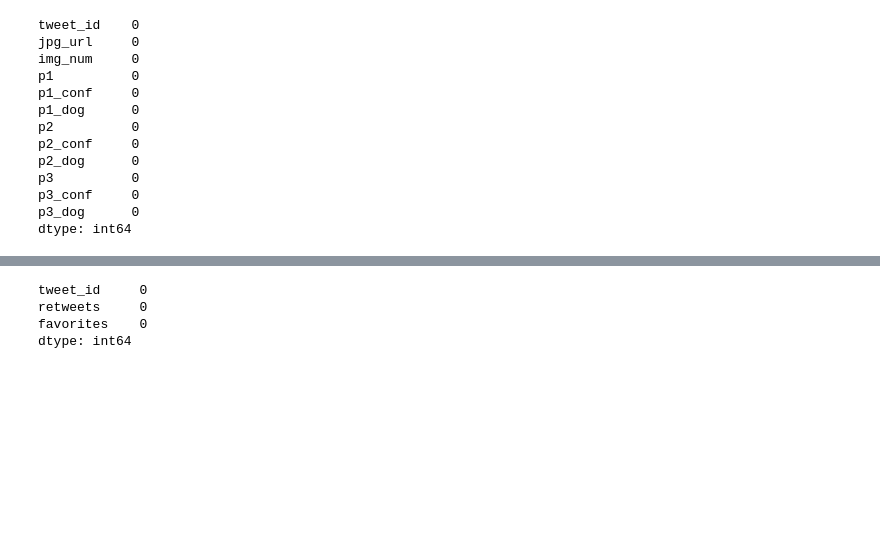
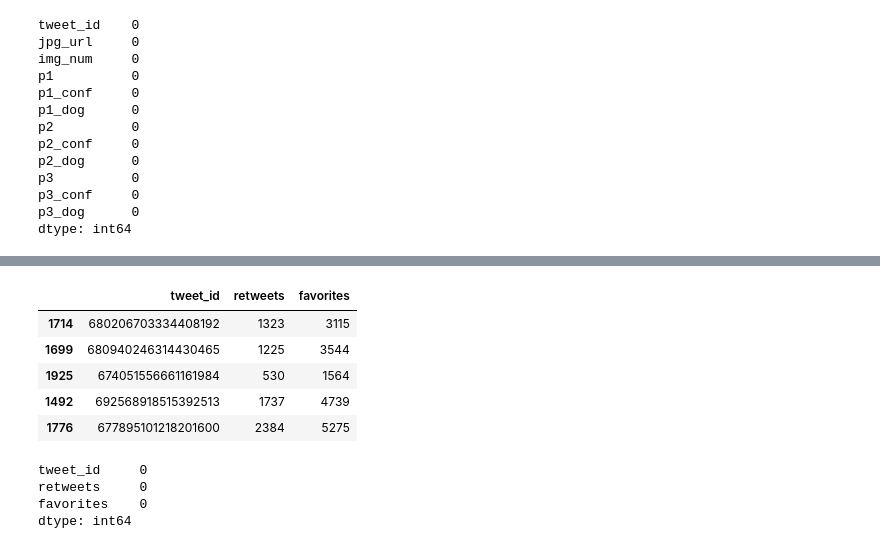
Before and after one commit to aalsudairi/Wrangle-and-Analyze-Data, a Jupyter notebook: wrangle_act.ipynb, the cells around one changed output, grey strips where cells are left out. Saved outputs shown, nothing was run; the diff lists cells and outputs as text; code cells hidden in the pictures; blank space fills up the shorter version.

```diff
--- a/wrangle_act.ipynb
+++ b/wrangle_act.ipynb
@@ -351,3 +402,12 @@ dtype: int64
+# %%
+df_tweet.sample(5)
+# %% [output]
+|  | tweet_id | retweets | favorites |
+| 1714 | 680206703334408192 | 1323 | 3115 |
+| 1699 | 680940246314430465 | 1225 | 3544 |
+| 1925 | 674051556661161984 | 530 | 1564 |
+| 1492 | 692568918515392513 | 1737 | 4739 |
+| 1776 | 677895101218201600 | 2384 | 5275 |
 # %%
 df_tweet.isnull().sum()
 # %% [output]
```
Also changed, not shown: parts of 12 cells of this notebook.
